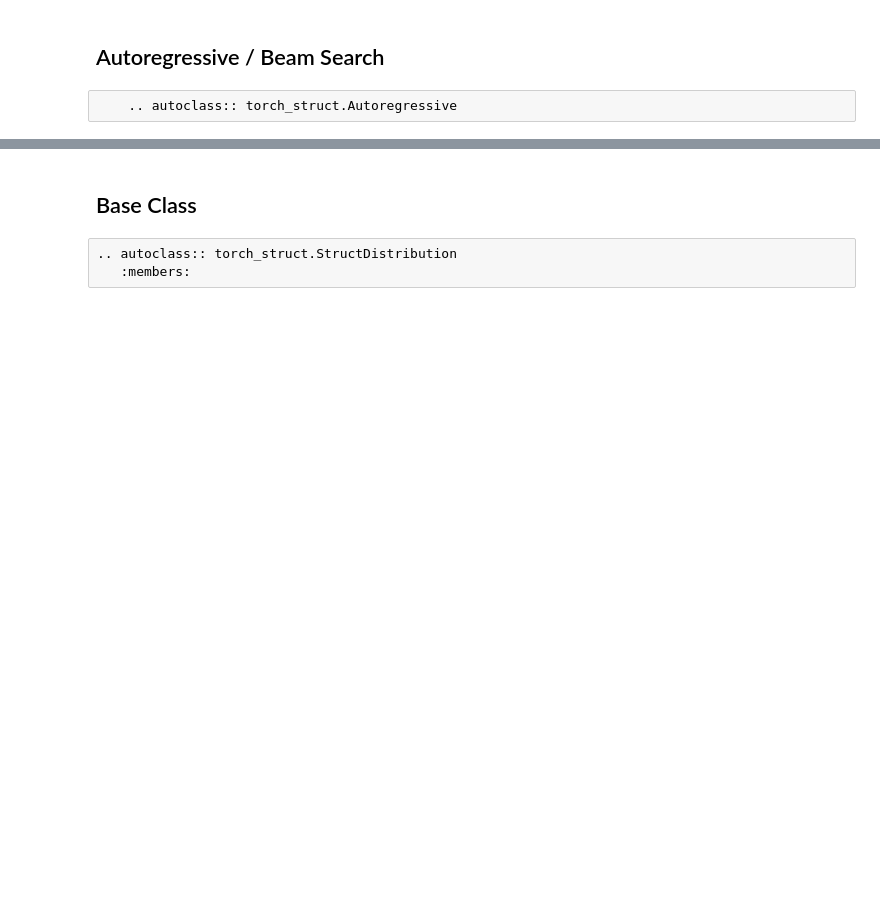
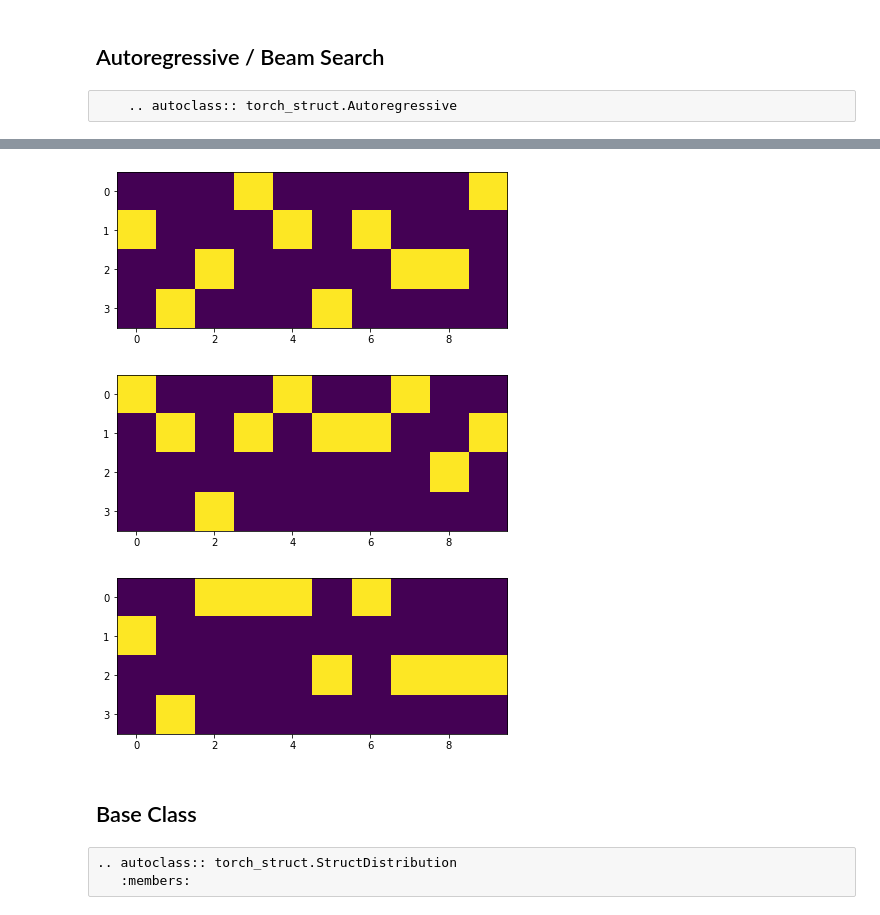
Before and after one commit to harvardnlp/pytorch-struct, a Jupyter notebook: docs/source/model.ipynb, the cells around one changed output, grey strips where cells are left out. Drawn from its saved outputs; the diff is of its cells as text; code cells hidden in the pictures; blank space fills up the shorter version.

```diff
--- a/docs/source/model.ipynb
+++ b/docs/source/model.ipynb
@@ -278,3 +242,12 @@ RuntimeError: index out of range: Tried to access index 5 out of table with 1 ro
+# %%
+out = dist.sample_without_replacement((5,))[:, 0]
+for i in range(3):
+    show_ar(out[i])
+    plt.show()
+# %% [output]
+[figure, added]
+[figure, added]
+[figure, added]
 # %% [markdown]
 ## Base Class
 # %% [raw]
```
Also changed, not shown: parts of 34 cells of this notebook, 8 other files.
